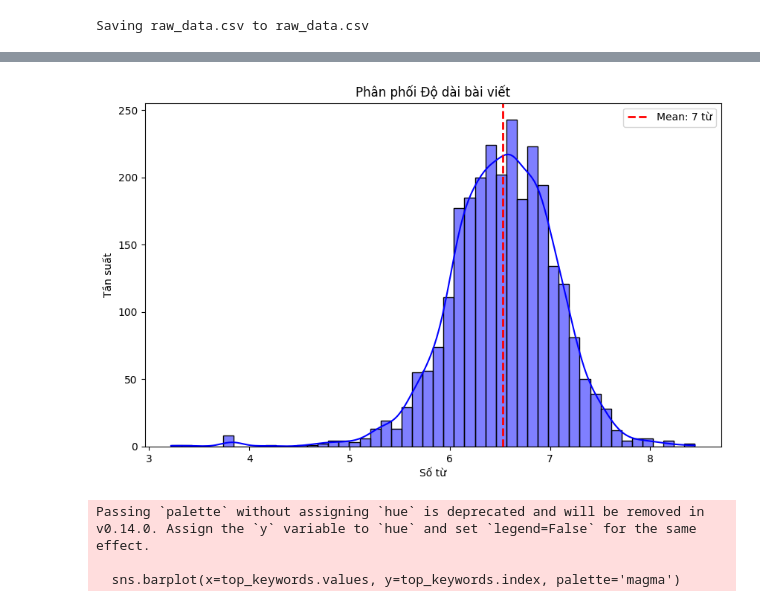
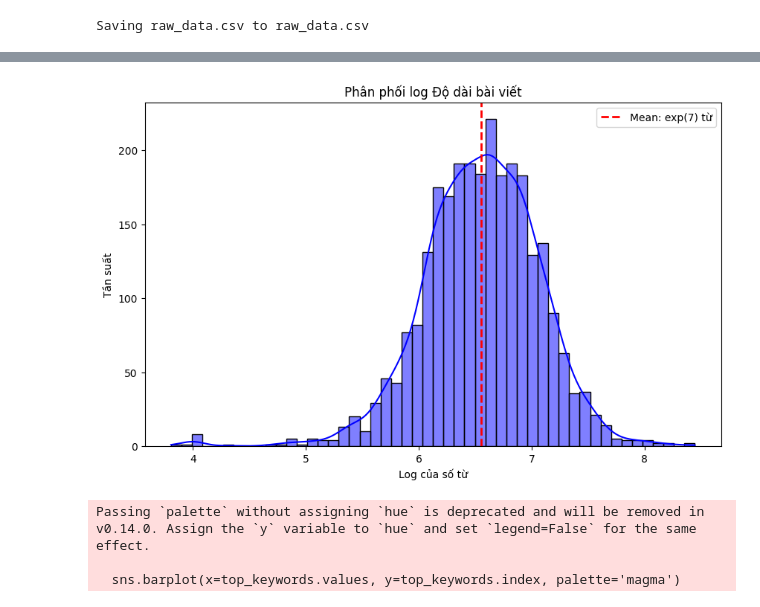
Before and after one commit to Thang2905/Economy_sentiment, a Jupyter notebook: economy.ipynb, the cells around one changed output, grey strips where cells are left out. Cells and saved outputs as stored; diff of their text form; code cells hidden in the pictures.

```diff
--- a/economy.ipynb
+++ b/economy.ipynb
@@ -14,6 +56,6 @@ uploaded = files.upload()
 [interactive output not drawn]
 Saving raw_data.csv to raw_data.csv
 # %%
-economy = pd.read_csv("raw_data.csv", index_col=0)
-economy.head()
+economy_raw = pd.read_csv("raw_data.csv")
+economy_raw.head()
 # %% [output]
@@ -44,6 +86,6 @@ memory usage: 127.5+ KB
 # %%
 # Thống kê theo Chuyên mục
-cat_counts = economy['Chuyên mục'].value_counts()
+cat_counts = economy_raw['Chuyên mục'].value_counts()
 
 plt.figure(figsize=(10,6))
 sns.barplot(x=cat_counts.values, y=cat_counts.index, palette='viridis')
@@ -53,14 +95,17 @@ plt.ylabel('Chuyên mục')
 plt.show()
 
 # Độ dài bài viết (Số lượng từ)
-economy['Số lượng từ'] = economy['Nội dung'].astype(str).apply(lambda x: len(x.split()))
+economy_raw['Số lượng từ'] = (
+    economy_raw['Tiêu đề'].fillna('').str.split().str.len() +
+    economy_raw['Nội dung'].fillna('').str.split().str.len()
+)
 
 print("\nThống kê Độ dài bài viết:")
-print(economy['Số lượng từ'].describe())
+print(economy_raw['Số lượng từ'].describe())
 
 plt.figure(figsize=(10,6))
-sns.histplot(economy['Số lượng từ'], bins=50, kde=True, color='blue')
-plt.axvline(economy['Số lượng từ'].mean(), color='red', linestyle='dashed', linewidth=2, label=f"Mean: {economy['Số lượng từ'].mean():.0f} từ")
+sns.histplot(economy_raw['Số lượng từ'], bins=50, kde=True, color='blue')
+plt.axvline(economy_raw['Số lượng từ'].mean(), color='red', linestyle='dashed', linewidth=2, label=f"Mean: {economy_raw['Số lượng từ'].mean():.0f} từ")
 plt.title('Phân phối Độ dài bài viết')
 plt.xlabel('Số từ')
 plt.ylabel('Tần suất')
@@ -68,8 +113,8 @@ plt.legend()
 plt.show()
 
 # Tỷ lệ khuyết Từ khóa
-missing_kw = economy['Từ khóa'].isna().sum()
-print(f"\nSố bài báo bị khuyết Từ khóa: {missing_kw} ({missing_kw/len(economy)*100:.2f}%)")
+missing_kw = economy_raw['Từ khóa'].isna().sum()
+print(f"\nSố bài báo bị khuyết Từ khóa: {missing_kw} ({missing_kw/len(economy_raw)*100:.2f}%)")
 # %% [output]
 Passing `palette` without assigning `hue` is deprecated and will be removed in v0.14.0. Assign the `y` variable to `hue` and set `legend=False` for the same effect.
 
@@ -89,13 +134,14 @@ Name: Số lượng từ, dtype: float64
 Số bài báo bị khuyết Từ khóa: 58 (2.13%)
 # %%
+# Log của độ dài bài viết
 plt.figure(figsize=(10,6))
-sns.histplot(np.log(economy['Số lượng từ']), bins=50, kde=True, color='blue')
-plt.axvline(np.log(economy['Số lượng từ']).mean(), color='red', linestyle='dashed', linewidth=2, label=f"Mean: {np.log(economy['Số lượng từ']).mean():.0f} từ")
-plt.title('Phân phối Độ dài bài viết')
-plt.xlabel('Số từ')
+sns.histplot(np.log(economy_raw['Số lượng từ']), bins=50, kde=True, color='blue')
+plt.axvline(np.log(economy_raw['Số lượng từ']).mean(), color='red', linestyle='dashed', linewidth=2, label=f"Mean: exp({np.log(economy_raw['Số lượng từ']).mean():.0f}) từ")
+plt.title('Phân phối log Độ dài bài viết')
+plt.xlabel('Log của số từ')
 plt.ylabel('Tần suất')
 plt.legend()
 plt.show()
 # %% [output]
-[figure, old version]
+[figure, new version]
 # %%
```
Also changed, not shown: parts of 87 cells of this notebook, 1 other file.
